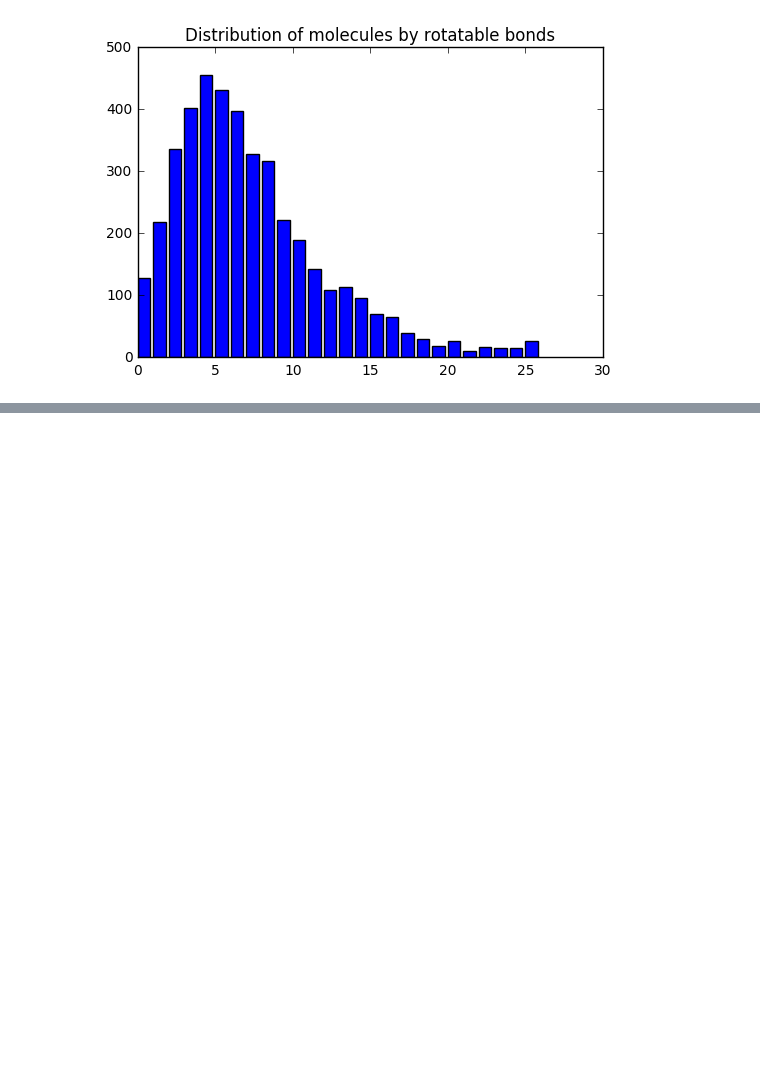
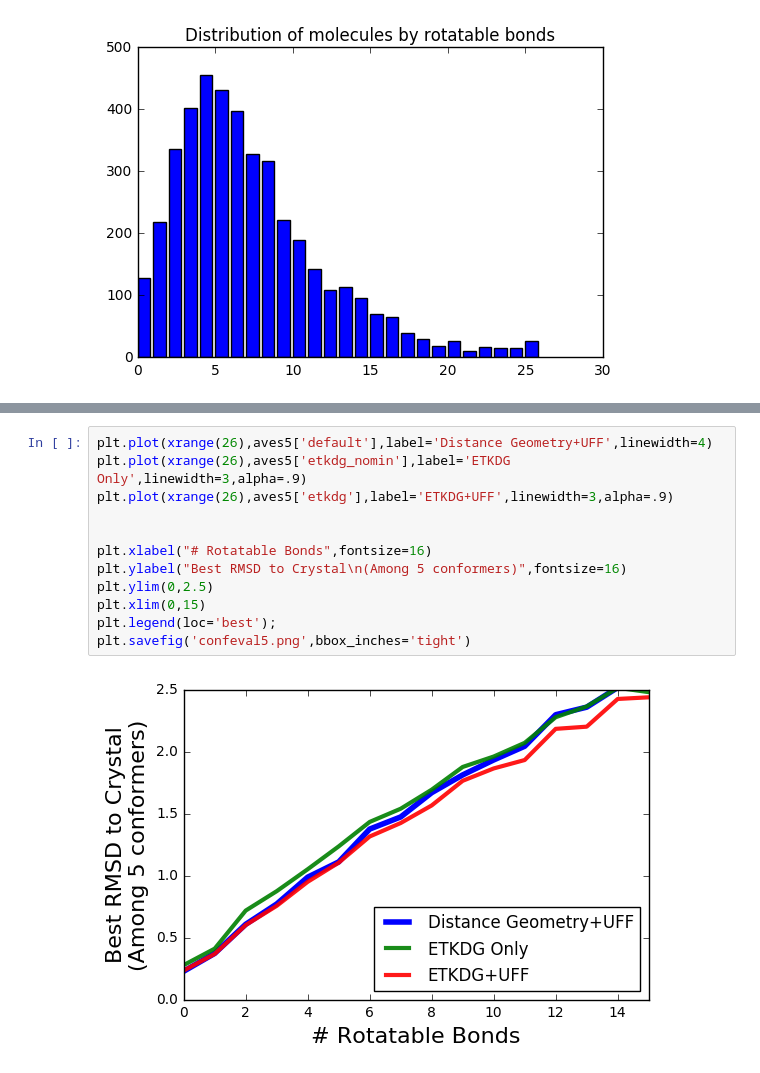
Before and after one commit to dkoes/notebooks, a Jupyter notebook: conformers.ipynb, the cells around one changed output, grey strips where cells are left out. Saved outputs shown, nothing was run; the diff lists cells and outputs as text; blank space fills up the shorter version.

```diff
--- a/conformers.ipynb
+++ b/conformers.ipynb
@@ -161,0 +179,14 @@ plt.savefig('confeval.png',bbox_inches='tight')
+# %%
+plt.plot(xrange(26),aves5['default'],label='Distance Geometry+UFF',linewidth=4)
+plt.plot(xrange(26),aves5['etkdg_nomin'],label='ETKDG Only',linewidth=3,alpha=.9)
+plt.plot(xrange(26),aves5['etkdg'],label='ETKDG+UFF',linewidth=3,alpha=.9)
+
+
+plt.xlabel("# Rotatable Bonds",fontsize=16)
+plt.ylabel("Best RMSD to Crystal\n(Among 5 conformers)",fontsize=16)
+plt.ylim(0,2.5)
+plt.xlim(0,15)
+plt.legend(loc='best');
+plt.savefig('confeval5.png',bbox_inches='tight')
+# %% [output]
+[figure, added]
```
Also changed, not shown: parts of 11 cells of this notebook, 12 other files.
